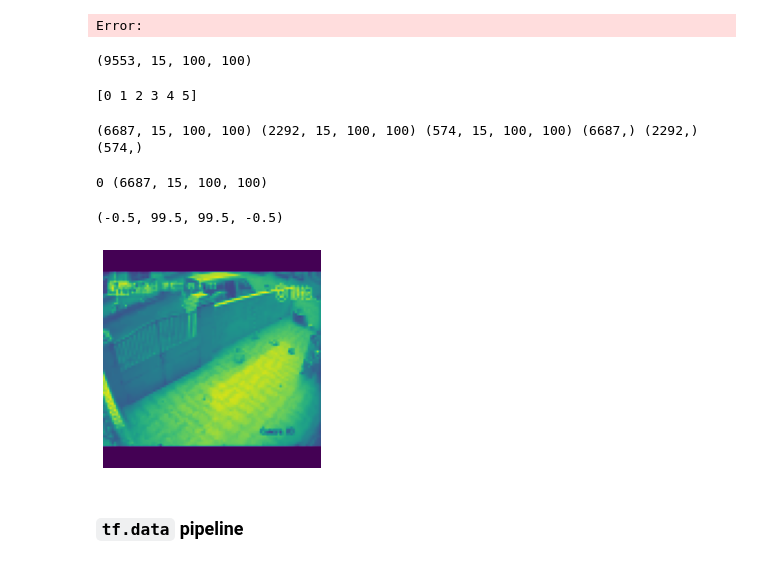
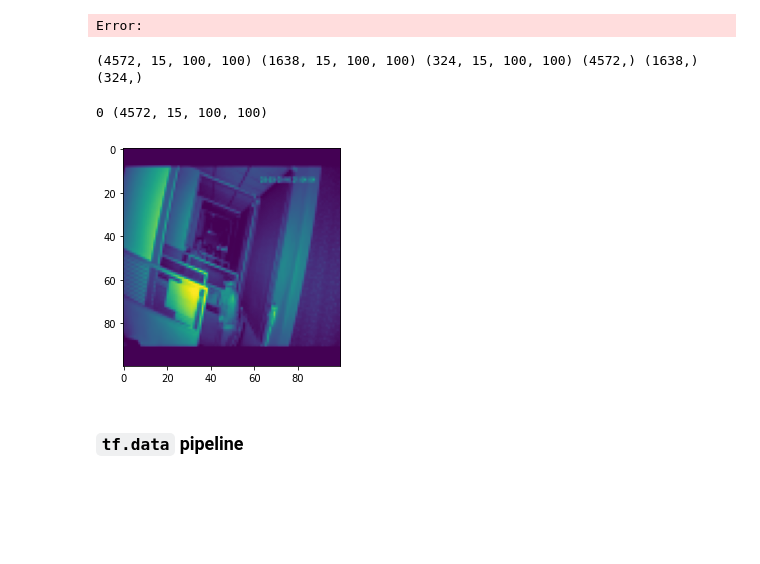
Before and after one commit to moharamfatema/graduation-project, a Jupyter notebook: vivit-mini-ucf.ipynb, the cells around one changed output. Cells and saved outputs as stored; diff of their text form; code cells hidden in the pictures; blank space fills up the shorter version.

```diff
--- a/vivit-mini-ucf.ipynb
+++ b/vivit-mini-ucf.ipynb
@@ -148,0 +146,19 @@ fighting_frames = extract_frames(Fighting_PATH)
+# %%
+all_frames = {
+    'normal'  :normal_frames,
+    'abuse'   :abuse_frames,
+    'arrest'  :arrest_frames,
+    'assault' :assault_frames,
+    'burglary':burglary_frames,
+    'fighting':fighting_frames,
+}
+min_frames = np.inf
+
+for _ ,v in all_frames.items():
+    if v.shape[0] < min_frames:
+        min_frames = v.shape[0]
+
+print(min_frames)
+
+for k, _ in all_frames.items():
+    all_frames[k] = all_frames[k][:min_frames]
@@ -148,0 +167,6 @@ fighting_frames = extract_frames(Fighting_PATH)
+# %%
+all_labels = {}
+count = 0
+for k,v in all_frames.items():
+    all_labels[k] = np.full((v.shape[0]),count)
+    count = count + 1
@@ -220,15 +278,5 @@ normal_labels = np.full((normal_frames.shape[0]), 5)
 # %% [output]
 Error:
 Error:
-# %%
-x = np.concatenate((normal_frames,abuse_frames, arrest_frames, assault_frames, burglary_frames, fighting_frames))
-print(x.shape)
-# %% [output]
-(9553, 15, 100, 100)
-# %%
-y = np.concatenate((normal_labels,abuse_labels, arrest_labels, assault_labels, burglary_labels, fighting_labels))
-print(np.unique(y))
-# %% [output]
-[0 1 2 3 4 5]
 # %%
 import gc
@@ -236,23 +284,15 @@ for i in range(100):
     gc.collect()
-# %%
-from sklearn.model_selection import train_test_split
-X_train, X_test, y_train, y_test = train_test_split(
- x, y, test_size=0.3, random_state=42, stratify = y)
-
-X_test, X_validate, y_test, y_validate = train_test_split(
- X_test, y_test, test_size=0.2, random_state=42, stratify = y_test)
 # %%
-print( X_train.shape, X_test.shape, X_validate.shape, y_train.shape, y_test.shape, y_validate.shape)
+print( X_train.shape, X_test.shape, X_val.shape, y_train.shape, y_test.shape, y_val.shape)
 # %% [output]
-(6687, 15, 100, 100) (2292, 15, 100, 100) (574, 15, 100, 100) (6687,) (2292,) (574,)
+(4572, 15, 100, 100) (1638, 15, 100, 100) (324, 15, 100, 100) (4572,) (1638,) (324,)
 # %%
 print(y_train[3], X_train.shape)
 plt.imshow(X_train[3][0])
-plt.axis('off')
+plt.show()
 # %% [output]
-0 (6687, 15, 100, 100)
+0 (4572, 15, 100, 100)
-(-0.5, 99.5, 99.5, -0.5)
-[figure, old version]
+[figure, new version]
 # %% [markdown]
 ### `tf.data` pipeline
 # %%
```
Also changed, not shown: parts of 33 cells of this notebook.
